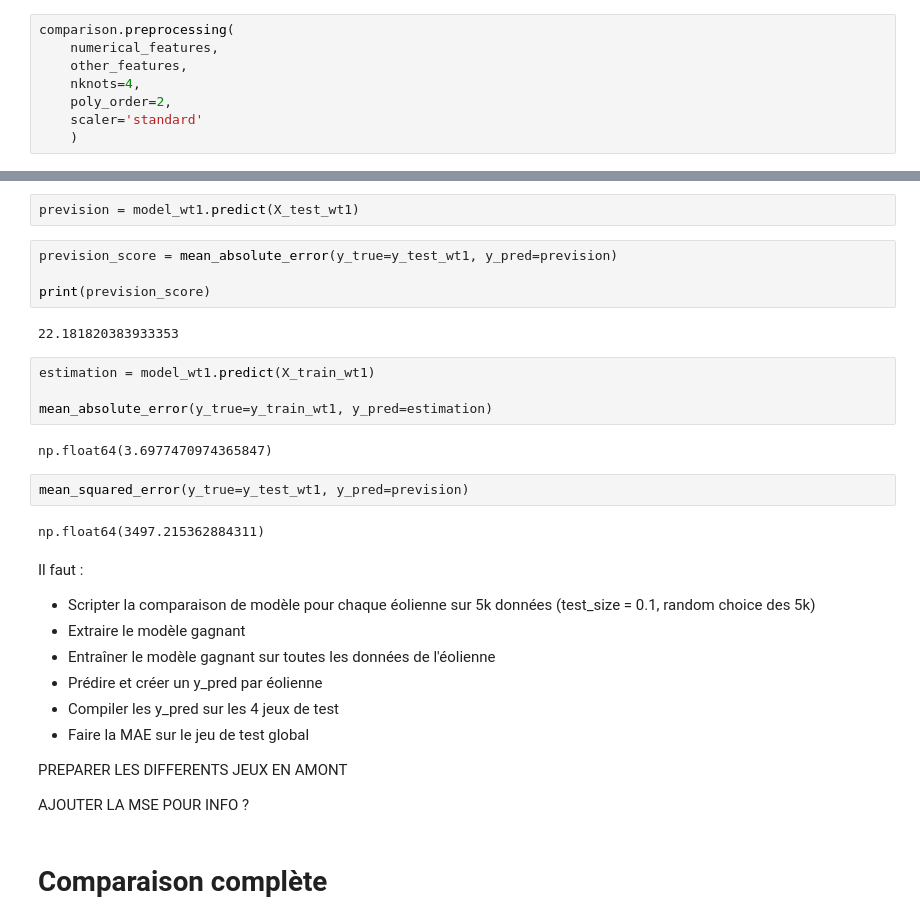
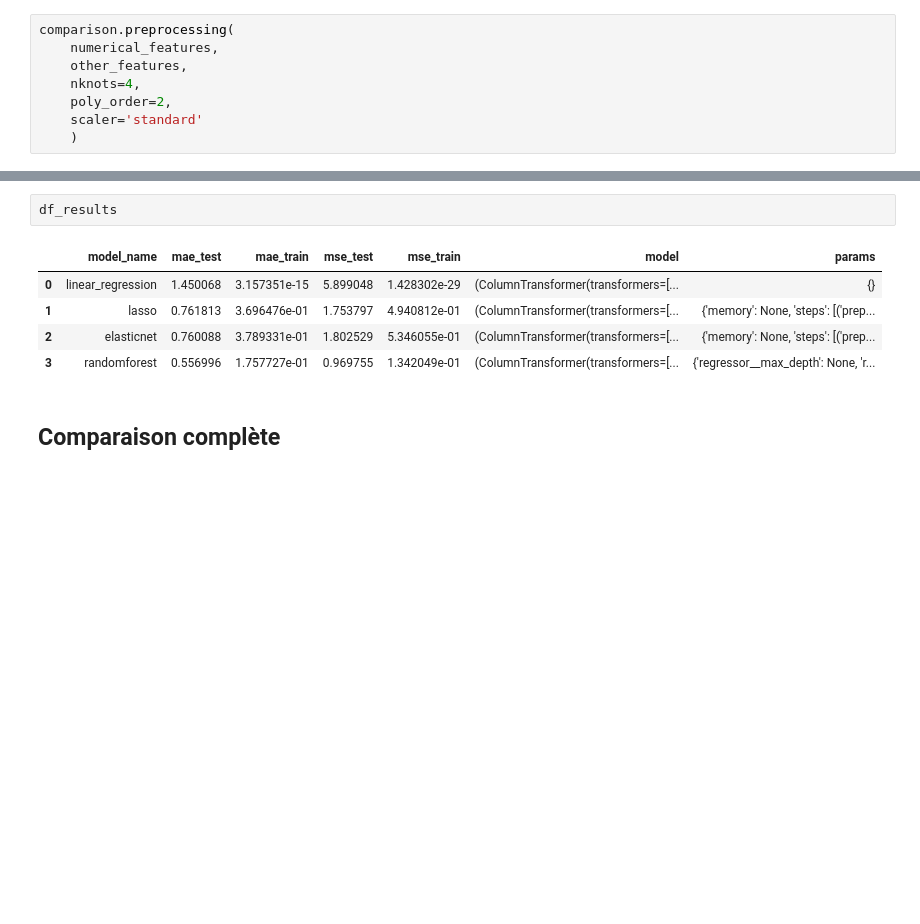
Before and after one commit to nsimonovici/Datacamp-engie, a Jupyter notebook: datacamp_engie_nsi.ipynb, the cells around one changed output, grey strips where cells are left out. Saved outputs shown, nothing was run; the diff lists cells and outputs as text; blank space fills up the shorter version.

```diff
--- a/datacamp_engie_nsi.ipynb
+++ b/datacamp_engie_nsi.ipynb
@@ -375,35 +186,13 @@ Pipeline(steps=[('preproc',
-# %%
-prevision = model_wt1.predict(X_test_wt1)
-# %%
-prevision_score = mean_absolute_error(y_true=y_test_wt1, y_pred=prevision)
-
-print(prevision_score)
-# %% [output]
-22.181820383933353
-# %%
-estimation = model_wt1.predict(X_train_wt1)
-
-mean_absolute_error(y_true=y_train_wt1, y_pred=estimation)
-# %% [output]
-np.float64(3.6977470974365847)
-# %%
-mean_squared_error(y_true=y_test_wt1, y_pred=prevision)
-# %% [output]
-np.float64(3497.215362884311)
-# %% [markdown]
-Il faut :
-- Scripter la comparaison de modèle pour chaque éolienne sur 5k données (test_size = 0.1, random choice des 5k)
-- Extraire le modèle gagnant
-- Entraîner le modèle gagnant sur toutes les données de l'éolienne
-- Prédire et créer un y_pred par éolienne
-- Compiler les y_pred sur les 4 jeux de test
-- Faire la MAE sur le jeu de test global
-
-PREPARER LES DIFFERENTS JEUX EN AMONT
-
-AJOUTER LA MSE POUR INFO ?
+# %%
+df_results
+# %% [output]
+|  | model_name | mae_test | mae_train | mse_test | mse_train | model | params |
+| 0 | linear_regression | 1.450068 | 3.157351e-15 | 5.899048 | 1.428302e-29 | (ColumnTransformer(transformers=[... | {} |
+| 1 | lasso | 0.761813 | 3.696476e-01 | 1.753797 | 4.940812e-01 | (ColumnTransformer(transformers=[... | {'memory': None, 'steps': [('prep... |
+| 2 | elasticnet | 0.760088 | 3.789331e-01 | 1.802529 | 5.346055e-01 | (ColumnTransformer(transformers=[... | {'memory': None, 'steps': [('prep... |
+| 3 | randomforest | 0.556996 | 1.757727e-01 | 0.969755 | 1.342049e-01 | (ColumnTransformer(transformers=[... | {'regressor__max_depth': None, 'r... |
 # %% [markdown]
-# Comparaison complète
+## Comparaison complète
 # %%
 start_time = time.time()
 
```
Also changed, not shown: parts of 32 cells of this notebook, 1 other file.
